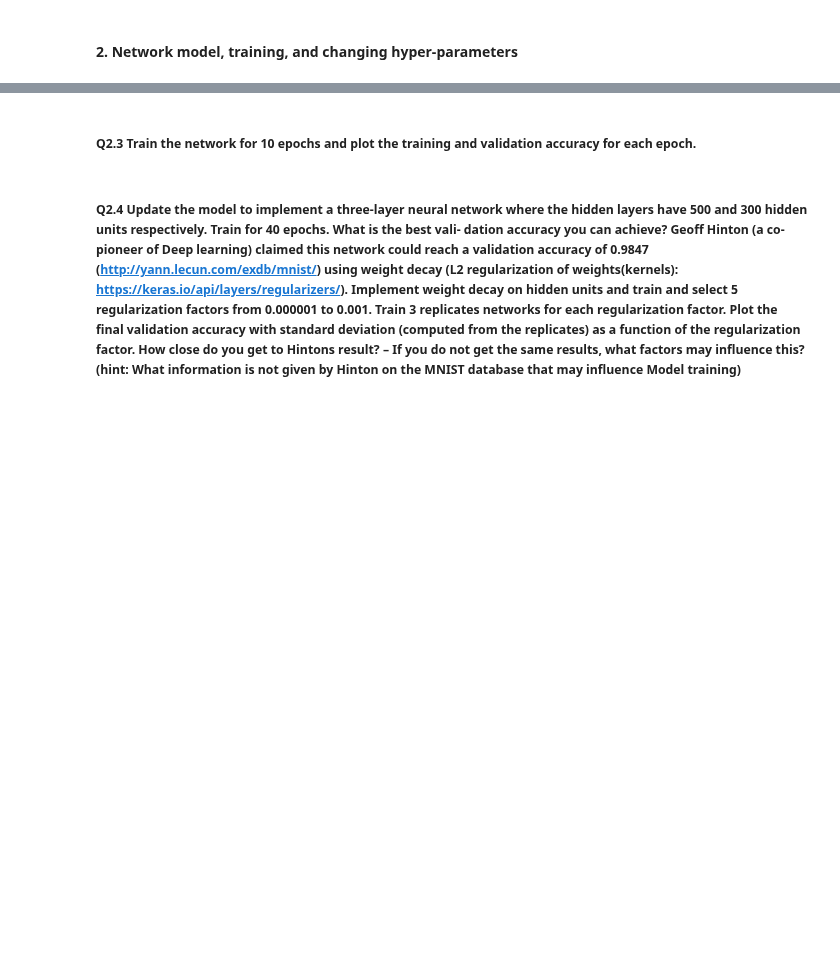
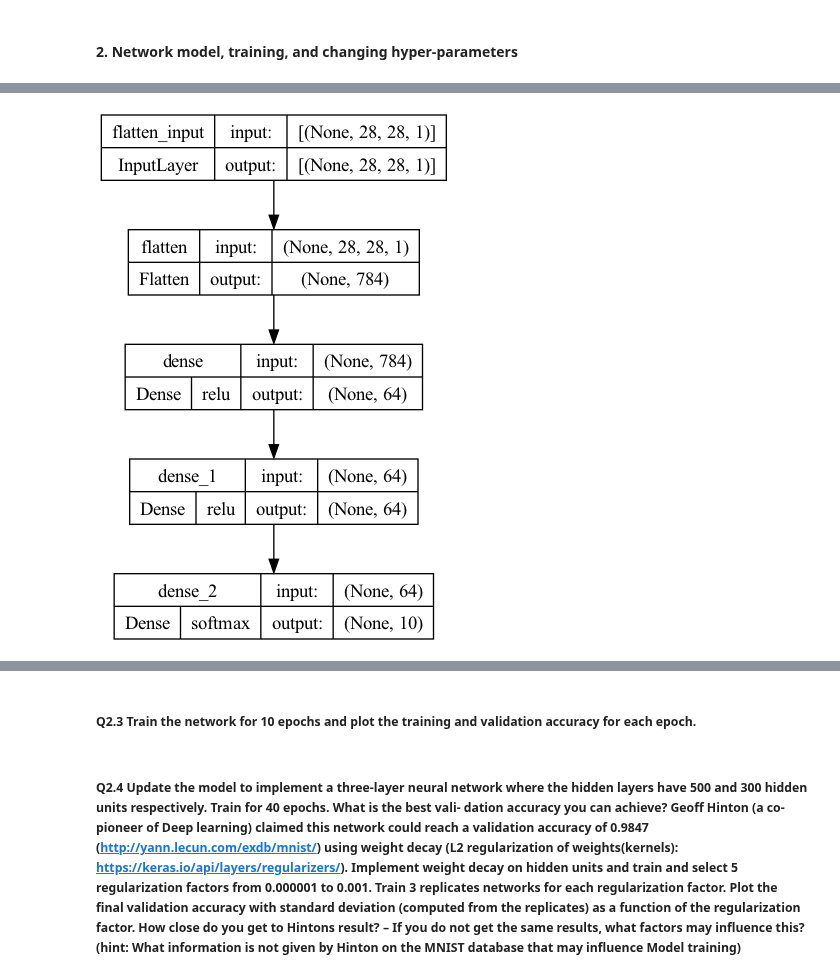
Before and after one commit to chenbin234/DAT405-DIT407-Introduction-to-data-science-and-AI, a Jupyter notebook: Assignment_7/notebook_week7.ipynb, the cells around one changed output, grey strips where cells are left out. Drawn from its saved outputs; the diff is of its cells as text; code cells hidden in the pictures; blank space fills up the shorter version.

```diff
--- a/Assignment_7/notebook_week7.ipynb
+++ b/Assignment_7/notebook_week7.ipynb
@@ -100,0 +126,5 @@ print('Test loss: {}, Test accuracy {}'.format(score[0], score[1]))
+# %%
+# Converts a Keras model to dot format and save to a file.
+keras.utils.plot_model(model, show_shapes=True, show_layer_activations=True)
+# %% [output]
+[figure, added]
```
Also changed, not shown: parts of 8 cells of this notebook.
